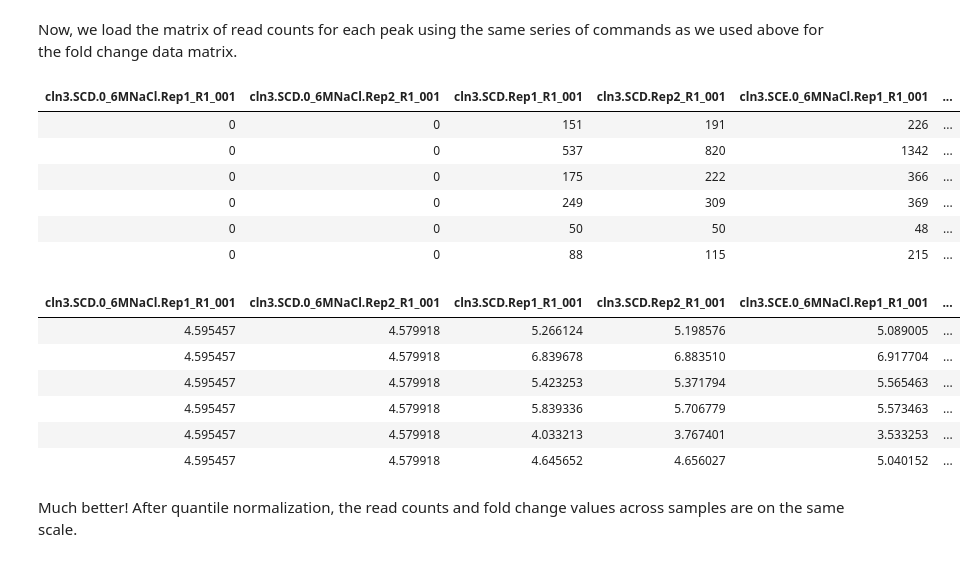
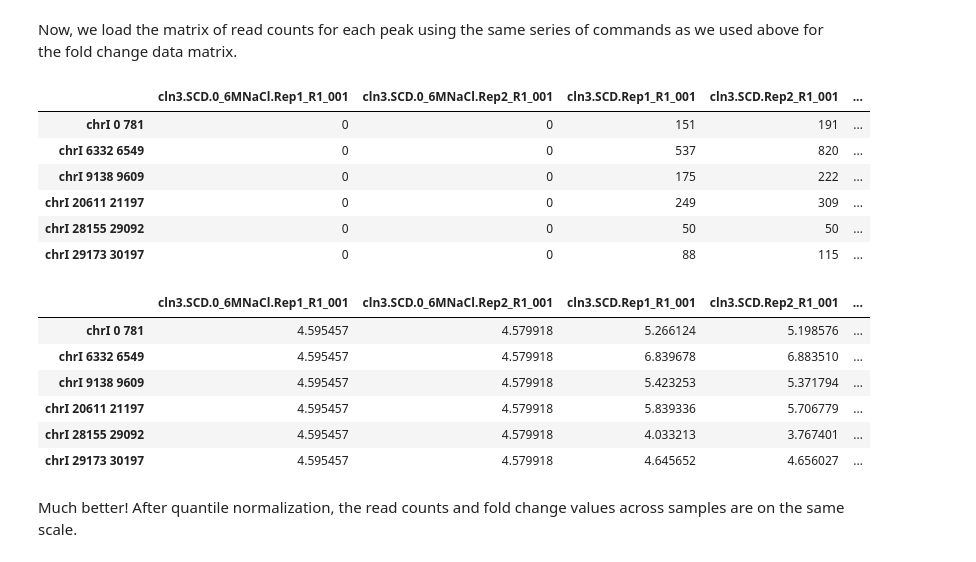
Before and after one commit to kundajelab/training_camp, a Jupyter notebook: workflow_notebooks/3.1 Clustering analysis and PCA.ipynb, the cells around one changed output. Saved outputs shown, nothing was run; the diff lists cells and outputs as text; code cells hidden in the pictures.

```diff
--- a/workflow_notebooks/3.1 Clustering analysis and PCA.ipynb
+++ b/workflow_notebooks/3.1 Clustering analysis and PCA.ipynb
@@ -63,33 +66,34 @@ Now, we load the matrix of read counts for each peak using the same series of co
 # %%
 #load the read count matrix
 count_data=read.table("all.readcount.txt",header=TRUE)
+rownames(count_data)=paste(count_data$Chrom,count_data$Start,count_data$End,sep='\t')
 #remove the columns we will not use
 count_data$Chrom=NULL
 count_data$Start=NULL
 count_data$End=NULL
-rownames(count_data)=count_data$ID
 count_data$ID=NULL
 head(count_data)
 
 #quantile normalize
 count_data_matrix=normalize.quantiles(data.matrix(asinh(count_data)))
 colnames(count_data_matrix)=names(count_data)
+rownames(count_data_matrix)=rownames(count_data)
 head(count_data_matrix)
 # %% [output]
-| cln3.SCD.0_6MNaCl.Rep1_R1_001 | cln3.SCD.0_6MNaCl.Rep2_R1_001 | cln3.SCD.Rep1_R1_001 | cln3.SCD.Rep2_R1_001 | cln3.SCE.0_6MNaCl.Rep1_R1_001 | ... |
-| 0 | 0 | 151 | 191 | 226 | ... |
-| 0 | 0 | 537 | 820 | 1342 | ... |
-| 0 | 0 | 175 | 222 | 366 | ... |
-| 0 | 0 | 249 | 309 | 369 | ... |
-| 0 | 0 | 50 | 50 | 48 | ... |
-| 0 | 0 | 88 | 115 | 215 | ... |
+|  | cln3.SCD.0_6MNaCl.Rep1_R1_001 | cln3.SCD.0_6MNaCl.Rep2_R1_001 | cln3.SCD.Rep1_R1_001 | cln3.SCD.Rep2_R1_001 | ... |
+| chrI 0 781 | 0 | 0 | 151 | 191 | ... |
+| chrI 6332 6549 | 0 | 0 | 537 | 820 | ... |
+| chrI 9138 9609 | 0 | 0 | 175 | 222 | ... |
+| chrI 20611 21197 | 0 | 0 | 249 | 309 | ... |
+| chrI 28155 29092 | 0 | 0 | 50 | 50 | ... |
+| chrI 29173 30197 | 0 | 0 | 88 | 115 | ... |
-| cln3.SCD.0_6MNaCl.Rep1_R1_001 | cln3.SCD.0_6MNaCl.Rep2_R1_001 | cln3.SCD.Rep1_R1_001 | cln3.SCD.Rep2_R1_001 | cln3.SCE.0_6MNaCl.Rep1_R1_001 | ... |
-| 4.595457 | 4.579918 | 5.266124 | 5.198576 | 5.089005 | ... |
-| 4.595457 | 4.579918 | 6.839678 | 6.883510 | 6.917704 | ... |
-| 4.595457 | 4.579918 | 5.423253 | 5.371794 | 5.565463 | ... |
-| 4.595457 | 4.579918 | 5.839336 | 5.706779 | 5.573463 | ... |
-| 4.595457 | 4.579918 | 4.033213 | 3.767401 | 3.533253 | ... |
-| 4.595457 | 4.579918 | 4.645652 | 4.656027 | 5.040152 | ... |
+|  | cln3.SCD.0_6MNaCl.Rep1_R1_001 | cln3.SCD.0_6MNaCl.Rep2_R1_001 | cln3.SCD.Rep1_R1_001 | cln3.SCD.Rep2_R1_001 | ... |
+| chrI 0 781 | 4.595457 | 4.579918 | 5.266124 | 5.198576 | ... |
+| chrI 6332 6549 | 4.595457 | 4.579918 | 6.839678 | 6.883510 | ... |
+| chrI 9138 9609 | 4.595457 | 4.579918 | 5.423253 | 5.371794 | ... |
+| chrI 20611 21197 | 4.595457 | 4.579918 | 5.839336 | 5.706779 | ... |
+| chrI 28155 29092 | 4.595457 | 4.579918 | 4.033213 | 3.767401 | ... |
+| chrI 29173 30197 | 4.595457 | 4.579918 | 4.645652 | 4.656027 | ... |
 # %% [markdown]
 Much better! After quantile normalization, the read counts and fold change values across samples are on the same scale.
 # %% [markdown]
```
Also changed, not shown: parts of 7 cells of this notebook, 1 other file.
